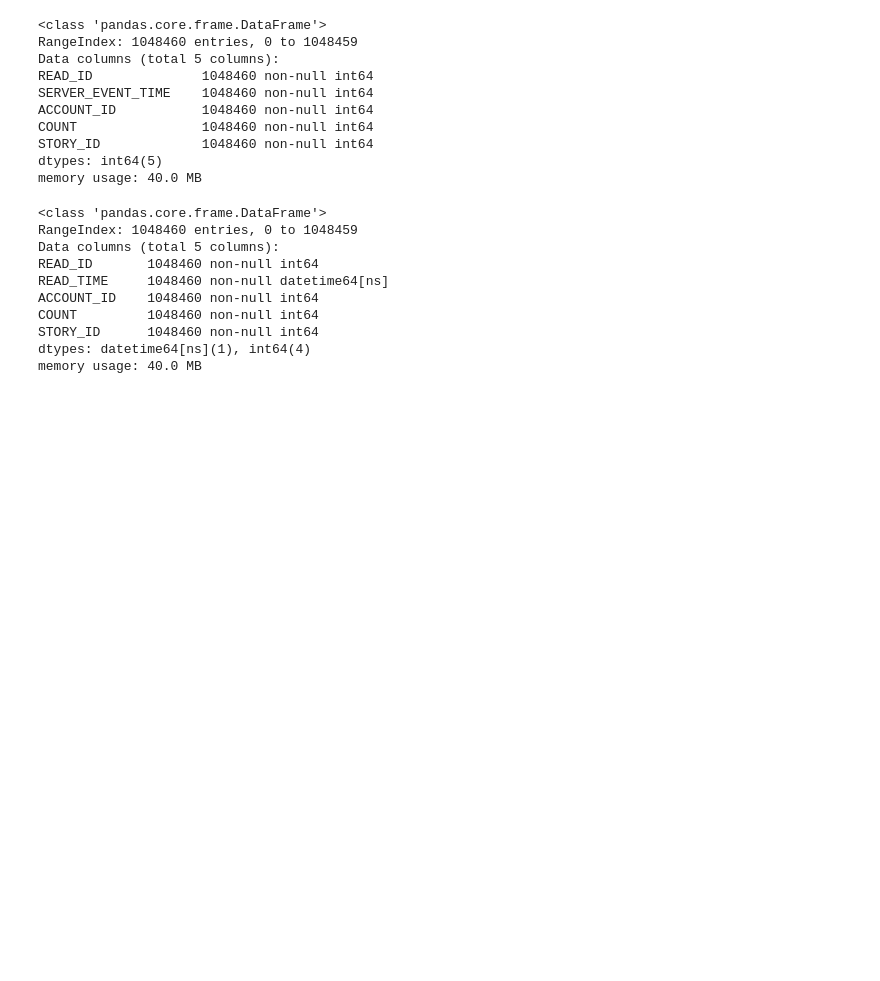
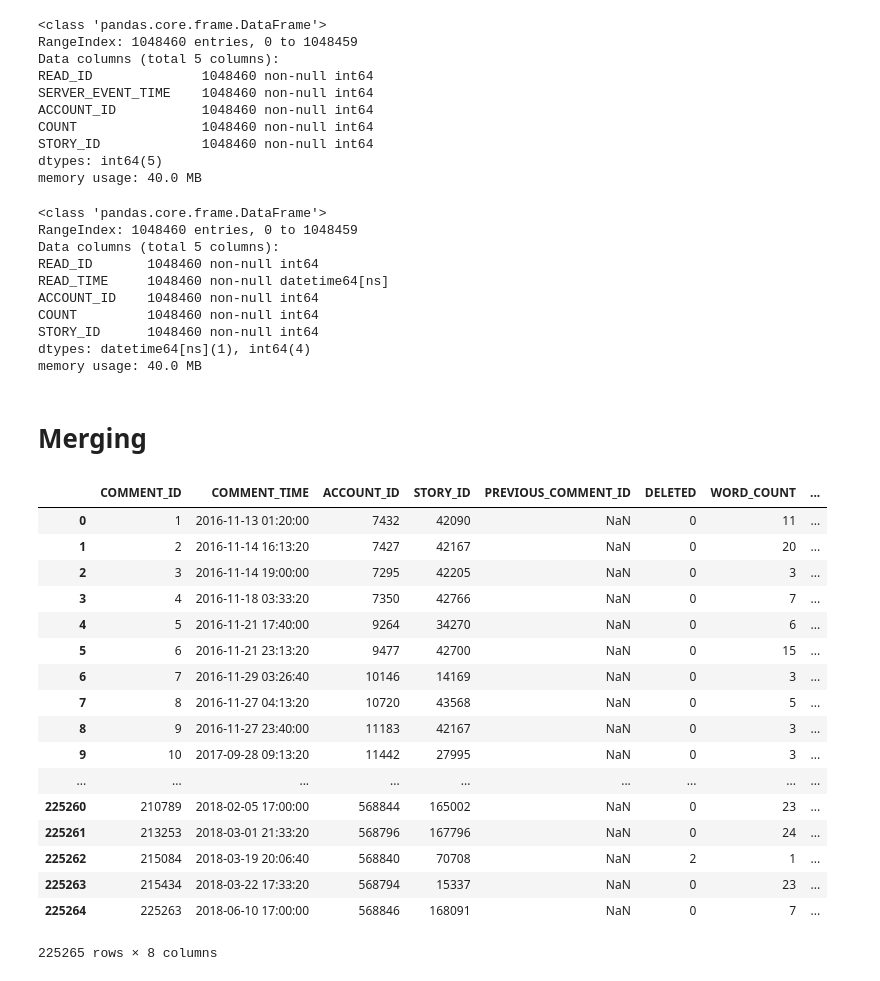
Before and after one commit to denizguzel95/sweek2019-group-2, a Jupyter notebook: Data engineering.ipynb, the cells around one changed output. Drawn from its saved outputs; the diff is of its cells as text; code cells hidden in the pictures; blank space fills up the shorter version.

```diff
--- a/Data engineering.ipynb
+++ b/Data engineering.ipynb
@@ -294,3 +296,27 @@ COUNT         1048460 non-null int64
 STORY_ID      1048460 non-null int64
 dtypes: datetime64[ns](1), int64(4)
 memory usage: 40.0 MB
+# %% [markdown]
+# Merging
+# %%
+# Aggregate sum of reads, comments and interactions
+comments['NUMBER_OF_COMMENTS'] = comments.groupby('STORY_ID')['STORY_ID'].transform('count')
+# %% [output]
+|  | COMMENT_ID | COMMENT_TIME | ACCOUNT_ID | STORY_ID | PREVIOUS_COMMENT_ID | DELETED | WORD_COUNT | ... |
+| 0 | 1 | 2016-11-13 01:20:00 | 7432 | 42090 | NaN | 0 | 11 | ... |
+| 1 | 2 | 2016-11-14 16:13:20 | 7427 | 42167 | NaN | 0 | 20 | ... |
+| 2 | 3 | 2016-11-14 19:00:00 | 7295 | 42205 | NaN | 0 | 3 | ... |
+| 3 | 4 | 2016-11-18 03:33:20 | 7350 | 42766 | NaN | 0 | 7 | ... |
+| 4 | 5 | 2016-11-21 17:40:00 | 9264 | 34270 | NaN | 0 | 6 | ... |
+| 5 | 6 | 2016-11-21 23:13:20 | 9477 | 42700 | NaN | 0 | 15 | ... |
+| 6 | 7 | 2016-11-29 03:26:40 | 10146 | 14169 | NaN | 0 | 3 | ... |
+| 7 | 8 | 2016-11-27 04:13:20 | 10720 | 43568 | NaN | 0 | 5 | ... |
+| 8 | 9 | 2016-11-27 23:40:00 | 11183 | 42167 | NaN | 0 | 3 | ... |
+| 9 | 10 | 2017-09-28 09:13:20 | 11442 | 27995 | NaN | 0 | 3 | ... |
+| ... | ... | ... | ... | ... | ... | ... | ... | ... |
+| 225260 | 210789 | 2018-02-05 17:00:00 | 568844 | 165002 | NaN | 0 | 23 | ... |
+| 225261 | 213253 | 2018-03-01 21:33:20 | 568796 | 167796 | NaN | 0 | 24 | ... |
+| 225262 | 215084 | 2018-03-19 20:06:40 | 568840 | 70708 | NaN | 2 | 1 | ... |
+| 225263 | 215434 | 2018-03-22 17:33:20 | 568794 | 15337 | NaN | 0 | 23 | ... |
+| 225264 | 225263 | 2018-06-10 17:00:00 | 568846 | 168091 | NaN | 0 | 7 | ... |
+225265 rows × 8 columns
```
Also changed, not shown: parts of 5 cells of this notebook.
